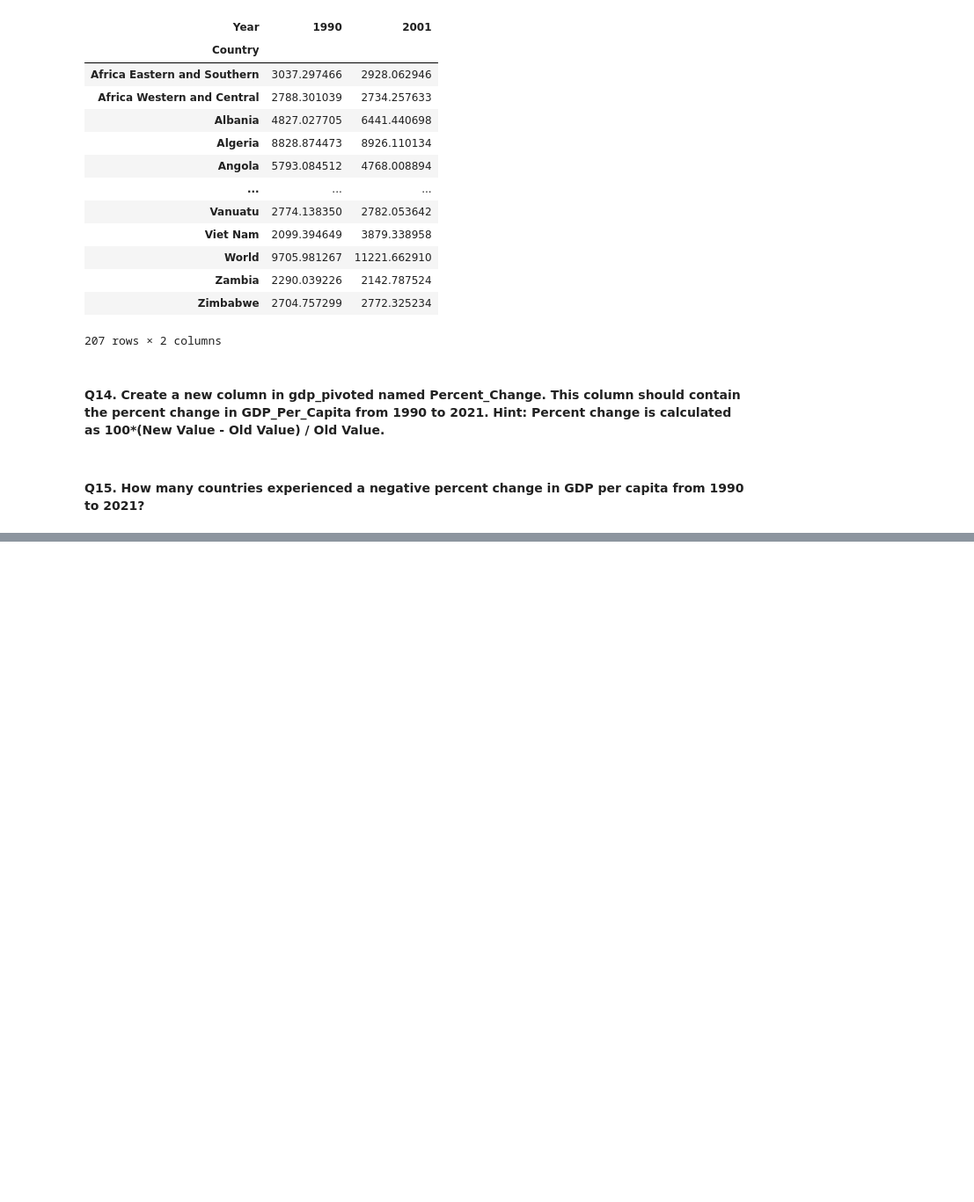
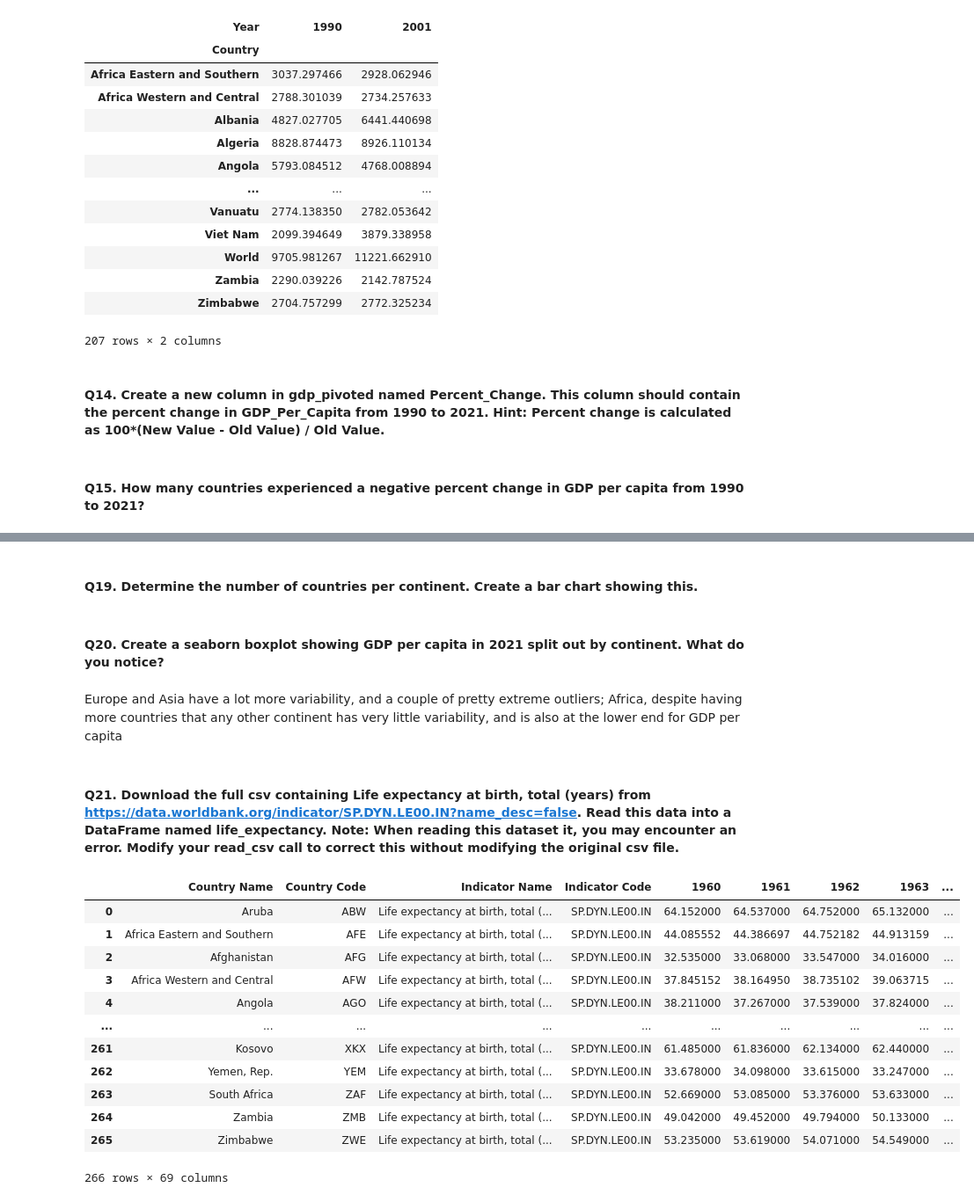
Before and after one commit to nss-data-science-cohort-8/un-exploration-mariacancodenow, a Jupyter notebook: notebooks/UN_Data_Exploration.ipynb, the cells around one changed output, grey strips where cells are left out. Shown: that part at 88% size. Drawn from its saved outputs; the diff is of its cells as text; code cells hidden in the pictures; blank space fills up the shorter version.

```diff
--- a/notebooks/UN_Data_Exploration.ipynb
+++ b/notebooks/UN_Data_Exploration.ipynb
@@ -226,0 +344,2 @@ gdp_pivoted['Percent_Change'].agg(lambda x: sum(x < 0))
+# %% [markdown]
+#### Q19. Determine the number of countries per continent. Create a bar chart showing this.
@@ -226,0 +358,4 @@ gdp_pivoted['Percent_Change'].agg(lambda x: sum(x < 0))
+# %% [markdown]
+#### Q20. Create a seaborn boxplot showing GDP per capita in 2021 split out by continent. What do you notice?
+# %% [markdown]
+Europe and Asia have a lot more variability, and a couple of pretty extreme outliers; Africa, despite having more countries that any other continent has very little variability, and is also at the lower end for GDP per capita
@@ -226,0 +368,20 @@ gdp_pivoted['Percent_Change'].agg(lambda x: sum(x < 0))
+# %% [markdown]
+#### Q21. Download the full csv containing Life expectancy at birth, total (years) from https://data.worldbank.org/indicator/SP.DYN.LE00.IN?name_desc=false. Read this data into a DataFrame named life_expectancy. Note: When reading this dataset it, you may encounter an error. Modify your read_csv call to correct this without modifying the original csv file.
+# %%
+#skiprows argument added to skip over 'header' rows that were messing up the parsing of the dataset
+life_expectancy = pd.read_csv('../data/API_SP.DYN.LE00.IN_DS2_en_csv_v2_31632/API_SP.DYN.LE00.IN_DS2_en_csv_v2_31632.csv', skiprows=4)
+life_expectancy
+# %% [output]
+|  | Country Name | Country Code | Indicator Name | Indicator Code | 1960 | 1961 | 1962 | 1963 | ... |
+| 0 | Aruba | ABW | Life expectancy at birth, total (... | SP.DYN.LE00.IN | 64.152000 | 64.537000 | 64.752000 | 65.132000 | ... |
+| 1 | Africa Eastern and Southern | AFE | Life expectancy at birth, total (... | SP.DYN.LE00.IN | 44.085552 | 44.386697 | 44.752182 | 44.913159 | ... |
+| 2 | Afghanistan | AFG | Life expectancy at birth, total (... | SP.DYN.LE00.IN | 32.535000 | 33.068000 | 33.547000 | 34.016000 | ... |
+| 3 | Africa Western and Central | AFW | Life expectancy at birth, total (... | SP.DYN.LE00.IN | 37.845152 | 38.164950 | 38.735102 | 39.063715 | ... |
+| 4 | Angola | AGO | Life expectancy at birth, total (... | SP.DYN.LE00.IN | 38.211000 | 37.267000 | 37.539000 | 37.824000 | ... |
+| ... | ... | ... | ... | ... | ... | ... | ... | ... | ... |
+| 261 | Kosovo | XKX | Life expectancy at birth, total (... | SP.DYN.LE00.IN | 61.485000 | 61.836000 | 62.134000 | 62.440000 | ... |
+| 262 | Yemen, Rep. | YEM | Life expectancy at birth, total (... | SP.DYN.LE00.IN | 33.678000 | 34.098000 | 33.615000 | 33.247000 | ... |
+| 263 | South Africa | ZAF | Life expectancy at birth, total (... | SP.DYN.LE00.IN | 52.669000 | 53.085000 | 53.376000 | 53.633000 | ... |
+| 264 | Zambia | ZMB | Life expectancy at birth, total (... | SP.DYN.LE00.IN | 49.042000 | 49.452000 | 49.794000 | 50.133000 | ... |
+| 265 | Zimbabwe | ZWE | Life expectancy at birth, total (... | SP.DYN.LE00.IN | 53.235000 | 53.619000 | 54.071000 | 54.549000 | ... |
+266 rows × 69 columns
```
Also changed, not shown: parts of 43 cells of this notebook.
